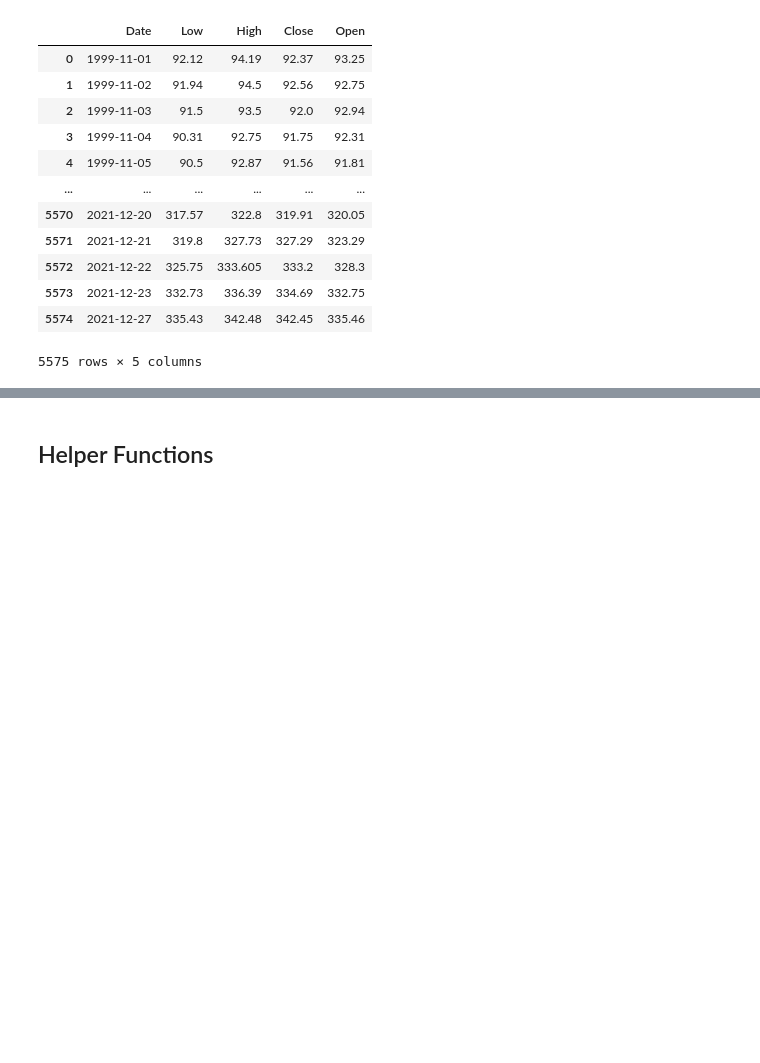
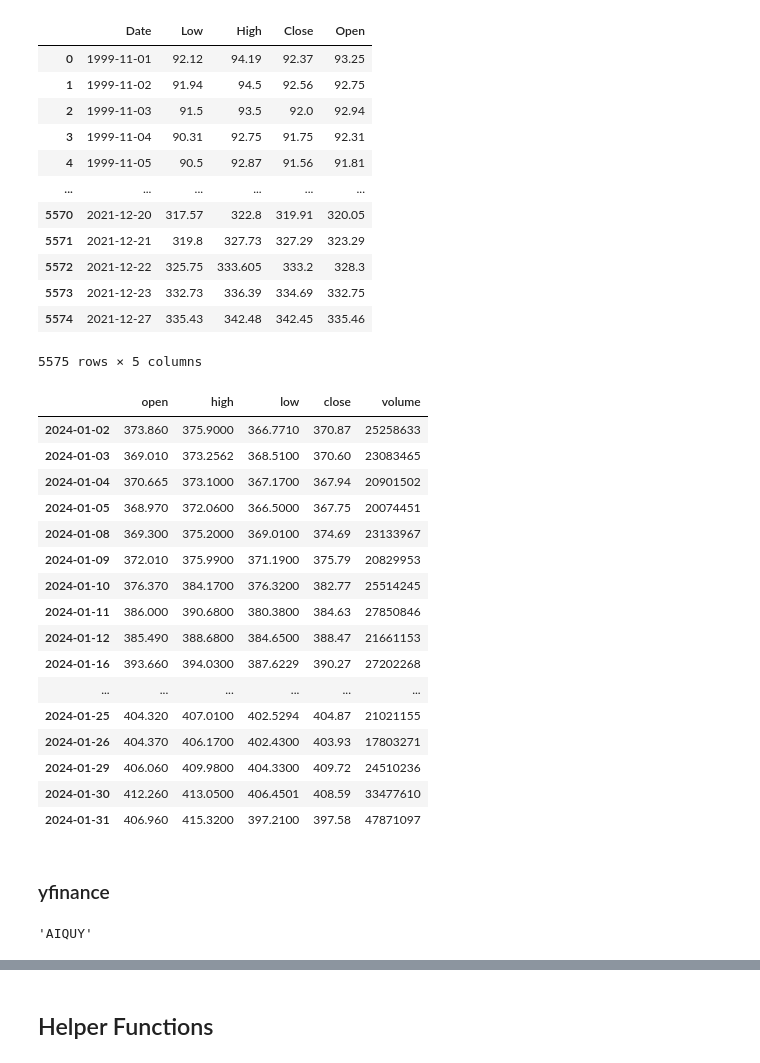
Before and after one commit to slevin48/stock, a Jupyter notebook: notebook.ipynb, the cells around one changed output, grey strips where cells are left out. Saved outputs shown, nothing was run; the diff lists cells and outputs as text; code cells hidden in the pictures; blank space fills up the shorter version.

```diff
--- a/notebook.ipynb
+++ b/notebook.ipynb
@@ -107,3 +77,33 @@ stockprices
 | 5573 | 2021-12-23 | 332.73 | 336.39 | 334.69 | 332.75 |
 | 5574 | 2021-12-27 | 335.43 | 342.48 | 342.45 | 335.46 |
 5575 rows × 5 columns
+# %%
+import pandas_datareader as pdr
+df = pdr.DataReader(ticker, data_source="av-daily", start="2024-01-01", end="2024-01-31")
+df
+# %% [output]
+|  | open | high | low | close | volume |
+| 2024-01-02 | 373.860 | 375.9000 | 366.7710 | 370.87 | 25258633 |
+| 2024-01-03 | 369.010 | 373.2562 | 368.5100 | 370.60 | 23083465 |
+| 2024-01-04 | 370.665 | 373.1000 | 367.1700 | 367.94 | 20901502 |
+| 2024-01-05 | 368.970 | 372.0600 | 366.5000 | 367.75 | 20074451 |
+| 2024-01-08 | 369.300 | 375.2000 | 369.0100 | 374.69 | 23133967 |
+| 2024-01-09 | 372.010 | 375.9900 | 371.1900 | 375.79 | 20829953 |
+| 2024-01-10 | 376.370 | 384.1700 | 376.3200 | 382.77 | 25514245 |
+| 2024-01-11 | 386.000 | 390.6800 | 380.3800 | 384.63 | 27850846 |
+| 2024-01-12 | 385.490 | 388.6800 | 384.6500 | 388.47 | 21661153 |
+| 2024-01-16 | 393.660 | 394.0300 | 387.6229 | 390.27 | 27202268 |
+| ... | ... | ... | ... | ... | ... |
+| 2024-01-25 | 404.320 | 407.0100 | 402.5294 | 404.87 | 21021155 |
+| 2024-01-26 | 404.370 | 406.1700 | 402.4300 | 403.93 | 17803271 |
+| 2024-01-29 | 406.060 | 409.9800 | 404.3300 | 409.72 | 24510236 |
+| 2024-01-30 | 412.260 | 413.0500 | 406.4501 | 408.59 | 33477610 |
+| 2024-01-31 | 406.960 | 415.3200 | 397.2100 | 397.58 | 47871097 |
+# %% [markdown]
+### yfinance
+# %%
+import pandas as pd
+df = pd.read_csv('portfolio.csv')
+df.iloc[0]['ticker']
+# %% [output]
+'AIQUY'
```
Also changed, not shown: parts of 12 cells of this notebook, 7 other files.
